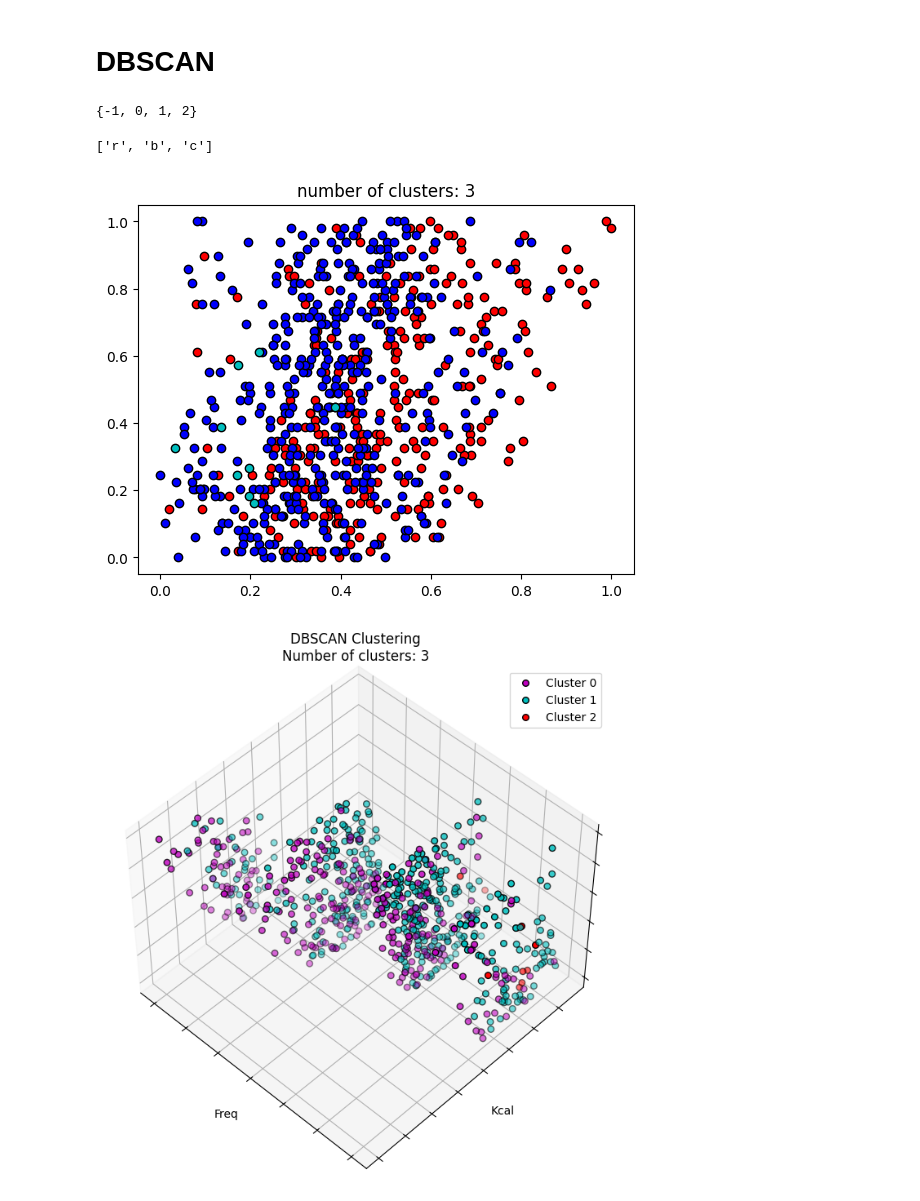
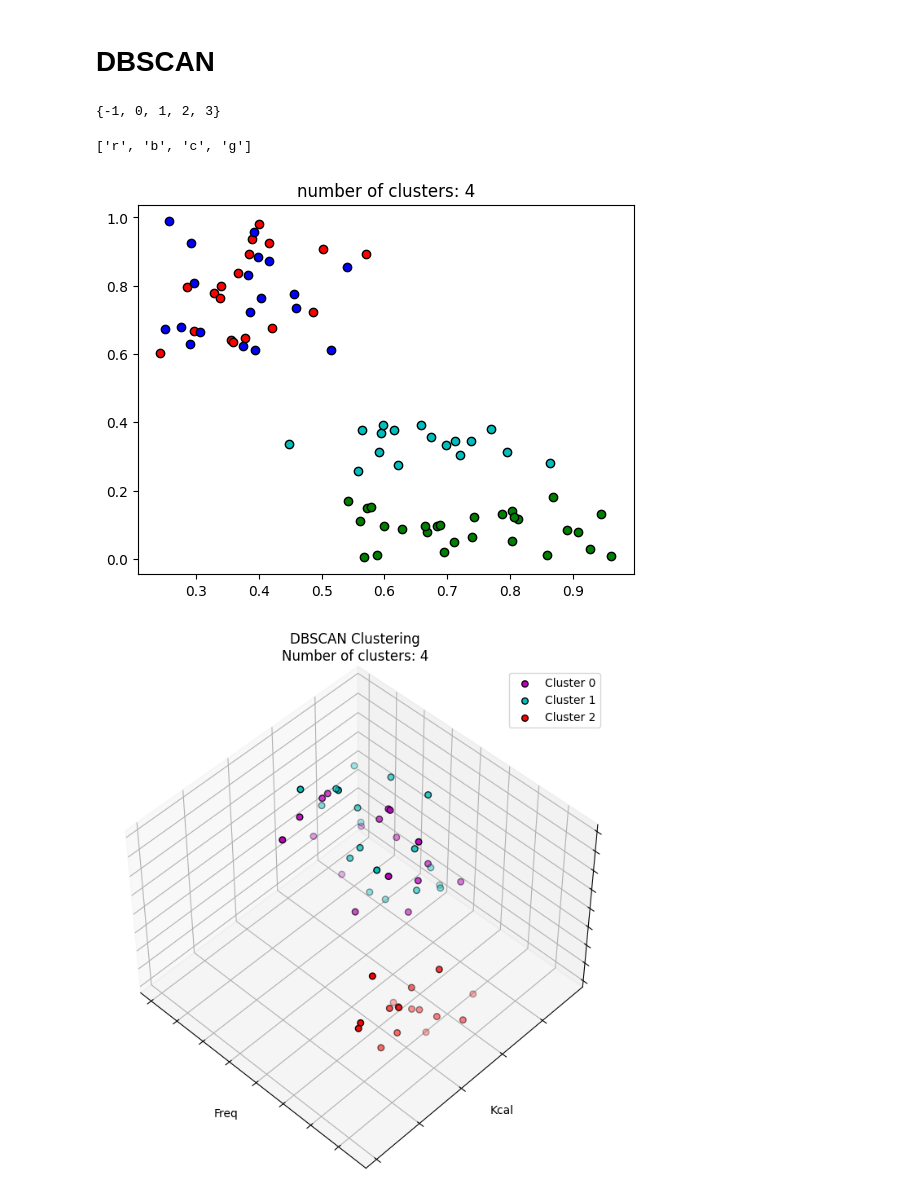
Before and after one commit to aubergeeen/ML-Labs, a Jupyter notebook: (2)_TechMl_Lab_5_Clustering.ipynb, the cells around one changed output. Cells and saved outputs as stored; diff of their text form; code cells hidden in the pictures.

```diff
--- a/(2)_TechMl_Lab_5_Clustering.ipynb
+++ b/(2)_TechMl_Lab_5_Clustering.ipynb
@@ -270,6 +272,8 @@ dendrogram(mergings,
 plt.show()
 # %% [output]
 [figure]
+# %%
+X_ = df.copy()
 # %%
 samples = X.values
 
@@ -310,5 +314,5 @@ from sklearn.preprocessing import MinMaxScaler
 from sklearn import datasets
 # %%
 scaler = MinMaxScaler()
-X_scaled = pd.DataFrame(scaler.fit_transform(X), index = X.index, columns=X.columns)
+X_scaled = pd.DataFrame(scaler.fit_transform(X_), index = X_.index, columns=X_.columns)
 # %%
@@ -316,39 +320,39 @@ mins = X.shape[1]
 # %%
-db = DBSCAN(eps=0.7, min_samples=12).fit(X_scaled)
+db = DBSCAN(eps=0.6, min_samples=10).fit(X_scaled)
 
 labels = db.labels_
 unique_labels = set(labels)
 unique_labels
 # %% [output]
-{-1, 0, 1, 2}
+{-1, 0, 1, 2, 3}
 # %%
 core_samples_mask = np.zeros_like(labels, dtype=bool)
 core_samples_mask[db.core_sample_indices_] = True
 # %%
 n_clusters_ = len(set(labels)) - (1 if -1 in labels else 0)
 
-colors = ['r', 'b', 'c']
+colors = ['r', 'b', 'c', 'g']
 print(colors)
 for k, col in zip(unique_labels, colors):
   if k == -1:
     col = 'k'
   class_member_mask = (labels == k)
 
   xy = X_scaled[class_member_mask & core_samples_mask]
-  plt.plot(xy["Kcal"], xy["Avg_BPM"], 'o', markerfacecolor=col,
+  plt.plot(xy["Kcal"], xy["Fat"], 'o', markerfacecolor=col,
 			markeredgecolor='k',
 			markersize=6)
 
   xy = X_scaled[class_member_mask & ~core_samples_mask]
-  plt.plot(xy["Kcal"], xy["Avg_BPM"], 'o', markerfacecolor=col,
+  plt.plot(xy["Kcal"], xy["Fat"], 'o', markerfacecolor=col,
 			markeredgecolor='k',
 			markersize=6)
 
 plt.title('number of clusters: %d' % n_clusters_)
 plt.show()
 # %% [output]
-['r', 'b', 'c']
+['r', 'b', 'c', 'g']
-[figure, old version]
+[figure, new version]
 # %%
 core_samples_mask = np.zeros_like(labels, dtype=bool)
 core_samples_mask[db.core_sample_indices_] = True
@@ -368,10 +372,10 @@ for k, col in zip(unique_labels, colors):
     class_member_mask = (labels == k)
 
     xy_core = X[class_member_mask & core_samples_mask]
-    ax.scatter(xy_core["Freq"], xy_core["Kcal"], xy_core["Avg_BPM"], c=col, edgecolor="k", s=30, label=f"Cluster {k}" if k != -1 else "Noise")
+    ax.scatter(xy_core["Fat"], xy_core["Kcal"], xy_core["Avg_BPM"], c=col, edgecolor="k", s=30, label=f"Cluster {k}" if k != -1 else "Noise")
 
     xy_noncore = X[class_member_mask & ~core_samples_mask]
-    ax.scatter(xy_noncore["Freq"], xy_noncore["Kcal"], xy_noncore["Avg_BPM"], c=col, edgecolor="k", s=30)
+    ax.scatter(xy_noncore["Fat"], xy_noncore["Kcal"], xy_noncore["Avg_BPM"], c=col, edgecolor="k", s=30)
 
 ax.set_xlabel("Freq")
 ax.set_ylabel("Kcal")
@@ -384,7 +388,7 @@ ax.zaxis.set_ticklabels([])
 plt.legend()
 plt.show()
 # %% [output]
-[figure, old version]
+[figure, new version]
 # %%
 from sklearn import metrics
 from sklearn.metrics import adjusted_rand_score
```
Also changed, not shown: parts of 4 cells of this notebook.
